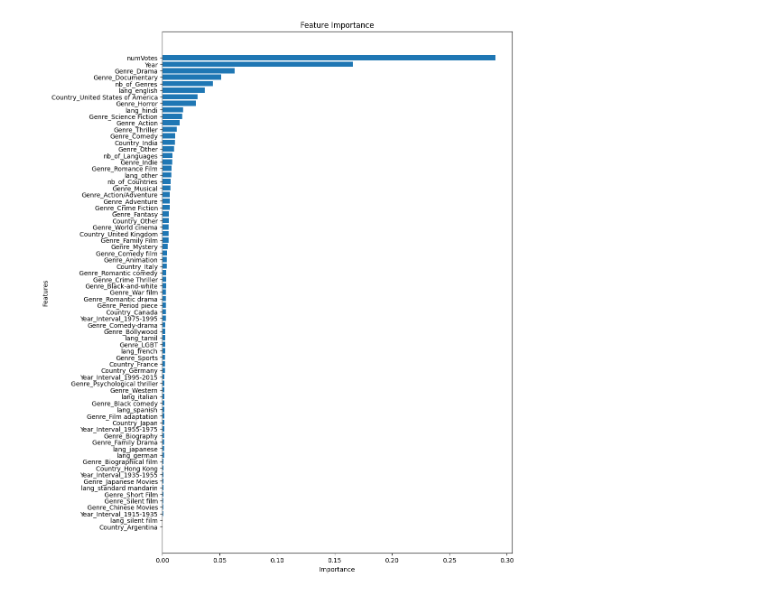
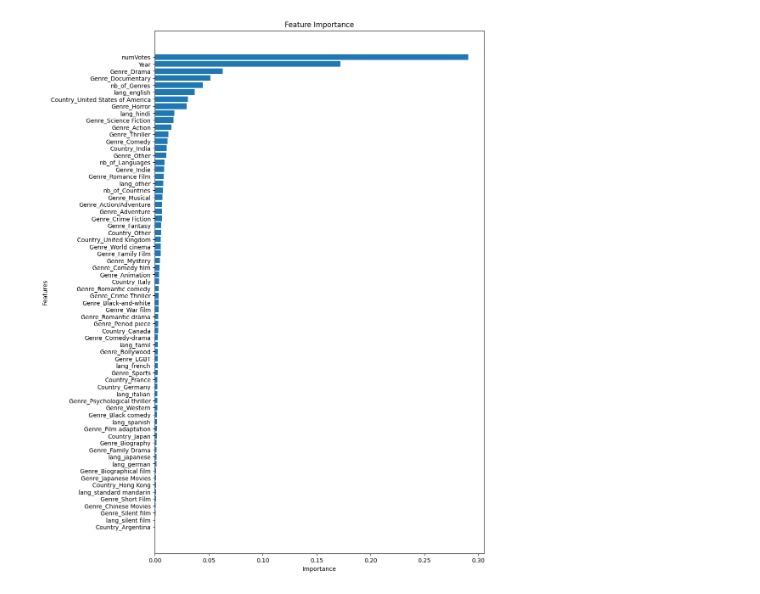
Before and after one commit to epfl-ada/ada-2024-project-melyn, a Jupyter notebook: modeling_myriam.ipynb, the cells around one changed output. Saved outputs shown, nothing was run; the diff lists cells and outputs as text; code cells hidden in the pictures.

Commit message:
Update modeling

```diff
--- a/modeling_myriam.ipynb
+++ b/modeling_myriam.ipynb
@@ -25,3 +50,3 @@ df_mod = movie_data.copy()
 # %%
-# Drop the Movie_box_office column since it has a lot of missing values
-df_mod.drop(columns=['Movie_box_office_revenue'], inplace=True)
+# Drop some columns
+df_mod.drop(columns=['Movie_box_office_revenue', 'Movie_name', 'Wikipedia_movie_ID', 'Year_Interval'], inplace=True)
@@ -127,0 +75,12 @@ print(importance_df_RF)
+# %%
+# Define features and target
+X = df_mod.drop(columns=['averageRating'])
+y = df_mod['averageRating']
+
+# Split data
+X_train, X_test, y_train, y_test = train_test_split(X, y, test_size=0.2, random_state=42)
+
+# Standardize features
+scaler = StandardScaler()
+X_train_scaled = scaler.fit_transform(X_train)
+X_test_scaled = scaler.fit_transform(X_test)
@@ -127,0 +89,11 @@ print(importance_df_RF)
+# %%
+from sklearn.linear_model import LinearRegression
+
+# Train a linear regression model
+lr = LinearRegression()
+lr.fit(X_train_scaled, y_train)
+y_pred_lr = lr.predict(X_test_scaled)
+mse_lr = mean_squared_error(y_test, y_pred_lr)
+r2_lr = r2_score(y_test, y_pred_lr)
+print("Linear regression MSE: ", mse_lr)
+print("Linear regression R2: ", r2_lr)
@@ -127,0 +119,11 @@ print(importance_df_RF)
+# %%
+from sklearn.linear_model import Ridge
+
+# Train and predict a Ridge regression model
+ridge = Ridge(alpha=1.0)
+ridge.fit(X_train_scaled, y_train)
+y_pred_ridge = ridge.predict(X_test_scaled)
+mse_ridge = mean_squared_error(y_test, y_pred_ridge)
+r2_ridge = r2_score(y_test, y_pred_ridge)
+print("Ridge regression MSE: ", mse_ridge)
+print("Ridge regression R2: ", r2_ridge)
@@ -128,10 +333,15 @@ print(importance_df_RF)
 # %%
-plt.figure(figsize=(10, 15))
+# Get feature importance for Random Forest model
+importance_df_RF = pd.DataFrame({'Feature': X.columns, 'Importance': rf.feature_importances_}).sort_values(by='Importance', ascending=False)
+print("Random Forest feature importance: ", importance_df_RF)
+
+# Plot the feature importance for the Random Forest model
+plt.figure(figsize=(10, 16))
 plt.barh(importance_df_RF['Feature'], importance_df_RF['Importance'])
 plt.gca().invert_yaxis()  # Invert y-axis for better readability
 plt.title('Feature Importance')
 plt.xlabel('Importance')
 plt.ylabel('Features')
 plt.show()
 # %% [output]
-[figure, old version]
+[figure, new version]
```
Also changed, not shown: parts of 33 cells of this notebook.
